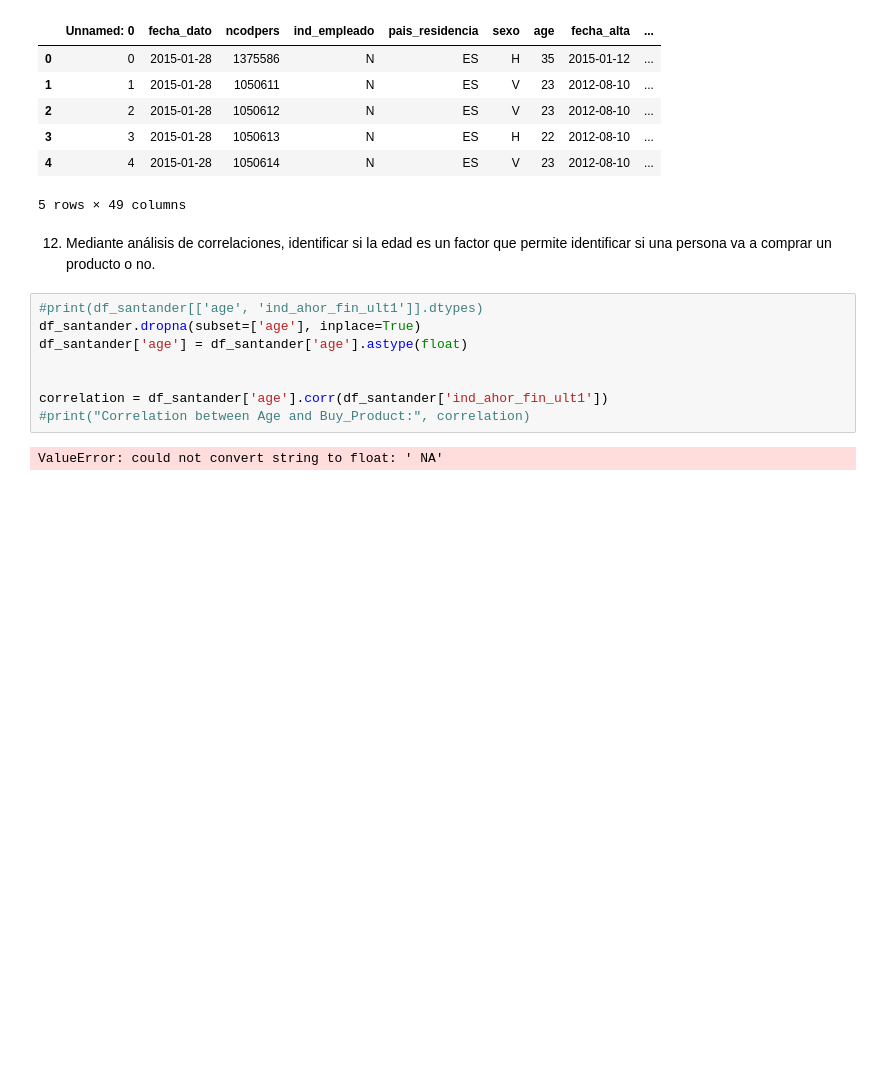
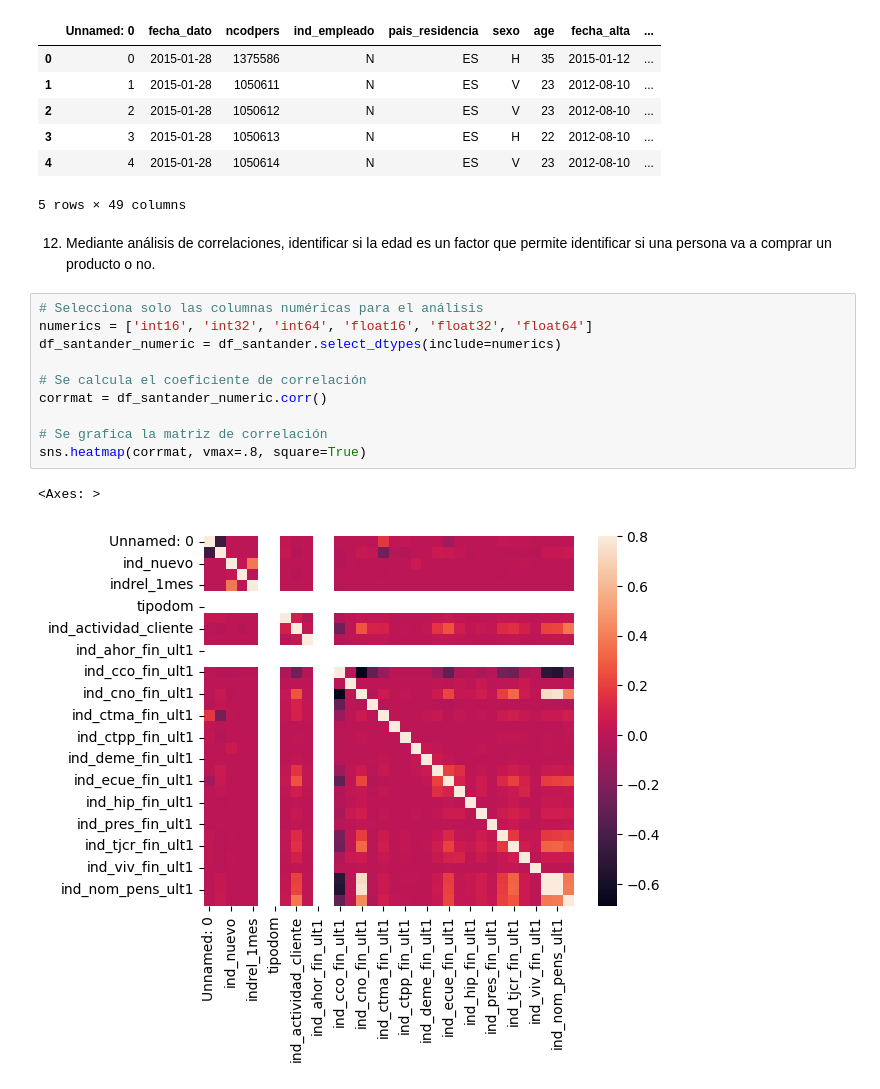
Before and after one commit to barqu3ro/python, a Jupyter notebook: Estudio/Data Science/Análisis Exploratorio/Caso Práctico/Ejercicio 3.ipynb, the cells around one changed output. Drawn from its saved outputs; the diff is of its cells as text; blank space fills up the shorter version.

Commit message:
Matriz de correlación

```diff
--- a/Estudio/Data Science/Análisis Exploratorio/Caso Práctico/Ejercicio 3.ipynb
+++ b/Estudio/Data Science/Análisis Exploratorio/Caso Práctico/Ejercicio 3.ipynb
@@ -25,13 +26,16 @@ df_santander.head()
 5 rows × 49 columns
 # %% [markdown]
 12.	Mediante análisis de correlaciones, identificar si la edad es un factor que permite identificar si una persona va a comprar un producto o no.
-# %%
-#print(df_santander[['age', 'ind_ahor_fin_ult1']].dtypes)
-df_santander.dropna(subset=['age'], inplace=True)
-df_santander['age'] = df_santander['age'].astype(float)
-
-
-correlation = df_santander['age'].corr(df_santander['ind_ahor_fin_ult1'])
-#print("Correlation between Age and Buy_Product:", correlation)
-# %% [output]
-ValueError: could not convert string to float: ' NA'
+# %%
+# Selecciona solo las columnas numéricas para el análisis
+numerics = ['int16', 'int32', 'int64', 'float16', 'float32', 'float64']
+df_santander_numeric = df_santander.select_dtypes(include=numerics)
+
+# Se calcula el coeficiente de correlación
+corrmat = df_santander_numeric.corr()
+
+# Se grafica la matriz de correlación
+sns.heatmap(corrmat, vmax=.8, square=True)
+# %% [output]
+<Axes: >
+[figure, added]
```
Also changed, not shown: parts of 1 cell of this notebook.
